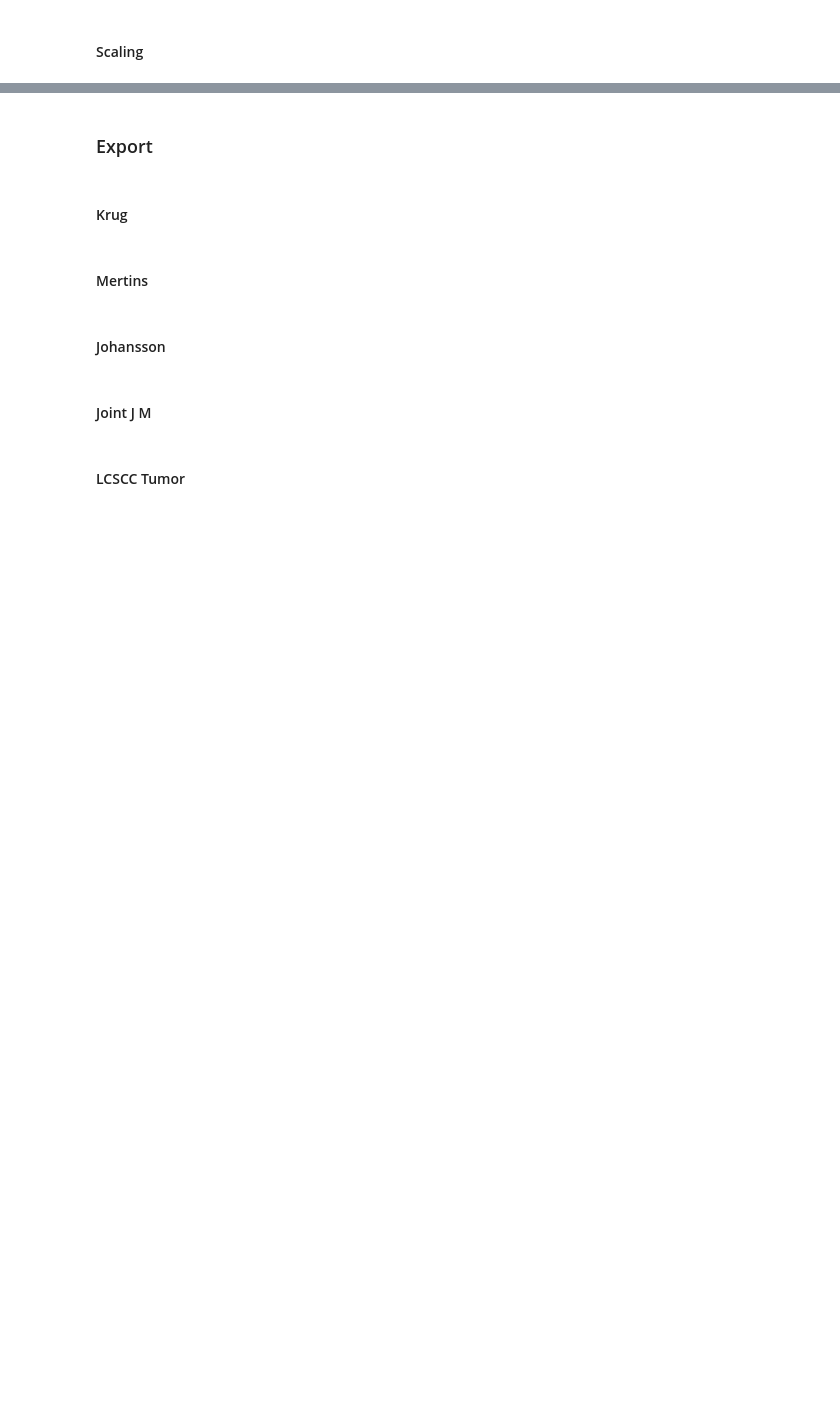
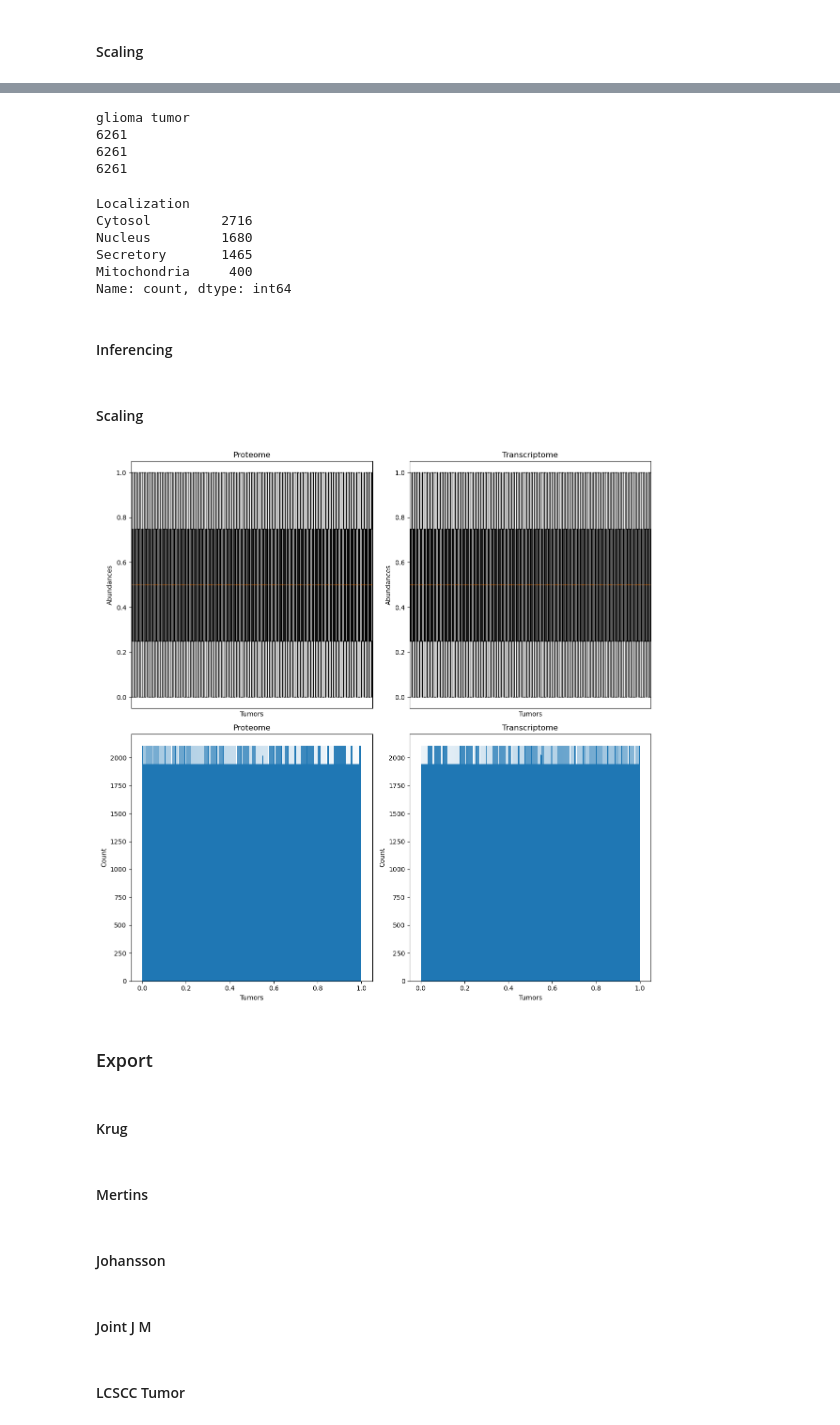
Before and after one commit to kenlzh1996/Prediction-model-25, a Jupyter notebook: Dataset generation.ipynb, the cells around one changed output, grey strips where cells are left out. Saved outputs shown, nothing was run; the diff lists cells and outputs as text; code cells hidden in the pictures; blank space fills up the shorter version.

```diff
--- a/Dataset generation.ipynb
+++ b/Dataset generation.ipynb
@@ -915,3 +953,64 @@ lung_nat_MD_qt_tumor = pd.DataFrame(QuantileTransformer(n_quantiles = 10000, out
+# %%
+# Open the labels data
+LFP = 'markers_u251_all.txt'
+glioma_tumor_LD = pd.read_csv(filepath_or_buffer=label_path+LFP,sep='\t')
+
+# Data set wrangling
+glioma_tumor_LD.index = glioma_tumor_LD.loc[:,'Protein']
+glioma_tumor_LD = glioma_tumor_LD.loc[:,glioma_tumor_LD.columns!='Protein']
+
+# Remove unclassified class
+NotUnclassInd = glioma_tumor_LD.loc[:,'Localization'] != 'Unclassified'
+glioma_tumor_LD = glioma_tumor_LD.loc[NotUnclassInd,:]
+# %%
+# Keep only genes (rows) are presented in proteome, mRNA and localization data sets
+IntersectingGenes = [value for value in glioma_tumor_PD_norm.index if ((value in glioma_tumor_MD_norm.index) & (value in glioma_tumor_LD.index))]
+glioma_tumor_PD_norm = glioma_tumor_PD_norm.loc[IntersectingGenes,:]
+glioma_tumor_MD_norm = glioma_tumor_MD_norm.loc[IntersectingGenes,:]
+glioma_tumor_LD = glioma_tumor_LD.loc[IntersectingGenes,:]
+
+# Sanity check for the number of genes in each dataframe
+print('glioma tumor')
+print(len(glioma_tumor_PD_norm.index))
+print(len(glioma_tumor_MD_norm.index))
+print(len(glioma_tumor_LD.index))
+# %% [output]
+glioma tumor
+6261
+6261
+6261
+# %%
+# count the number of different labels
+print(glioma_tumor_LD['Localization'].value_counts())
+# %% [output]
+Localization
+Cytosol         2716
+Nucleus         1680
+Secretory       1465
+Mitochondria     400
+Name: count, dtype: int64
+# %% [markdown]
+#### Inferencing
+# %%
+# Ensure reproducibility
+set_seed(50)
+
+# Synthetic tumors using gaussian KDE
+glioma_tumor_PD_norm, glioma_tumor_MD_norm = Gaussian_KDE(glioma_tumor_PD_norm, glioma_tumor_MD_norm, Set)
+# %% [markdown]
+#### Scaling
+# %%
+#Quantile transformation
+glioma_tumor_PD_norm.columns = glioma_tumor_PD_norm.columns.astype(str)
+glioma_tumor_MD_norm.columns = glioma_tumor_MD_norm.columns.astype(str)
+
+# Quantile transform each tumor
+glioma_tumor_PD_qt_tumor = pd.DataFrame(QuantileTransformer(n_quantiles = 10000, output_distribution='uniform',random_state=50).fit_transform(glioma_tumor_PD_norm), index=glioma_tumor_PD_norm.index, columns=glioma_tumor_PD_norm.columns)
+glioma_tumor_MD_qt_tumor = pd.DataFrame(QuantileTransformer(n_quantiles = 10000, output_distribution='uniform',random_state=51).fit_transform(glioma_tumor_MD_norm), index=glioma_tumor_MD_norm.index, columns=glioma_tumor_MD_norm.columns)
+# %%
+VisualizeData(glioma_tumor_PD_qt_tumor, glioma_tumor_MD_qt_tumor)
+# %% [output]
+[figure, added]
 # %% [markdown]
 ### Export
 # %% [markdown]
```
Also changed, not shown: parts of 27 cells of this notebook.
